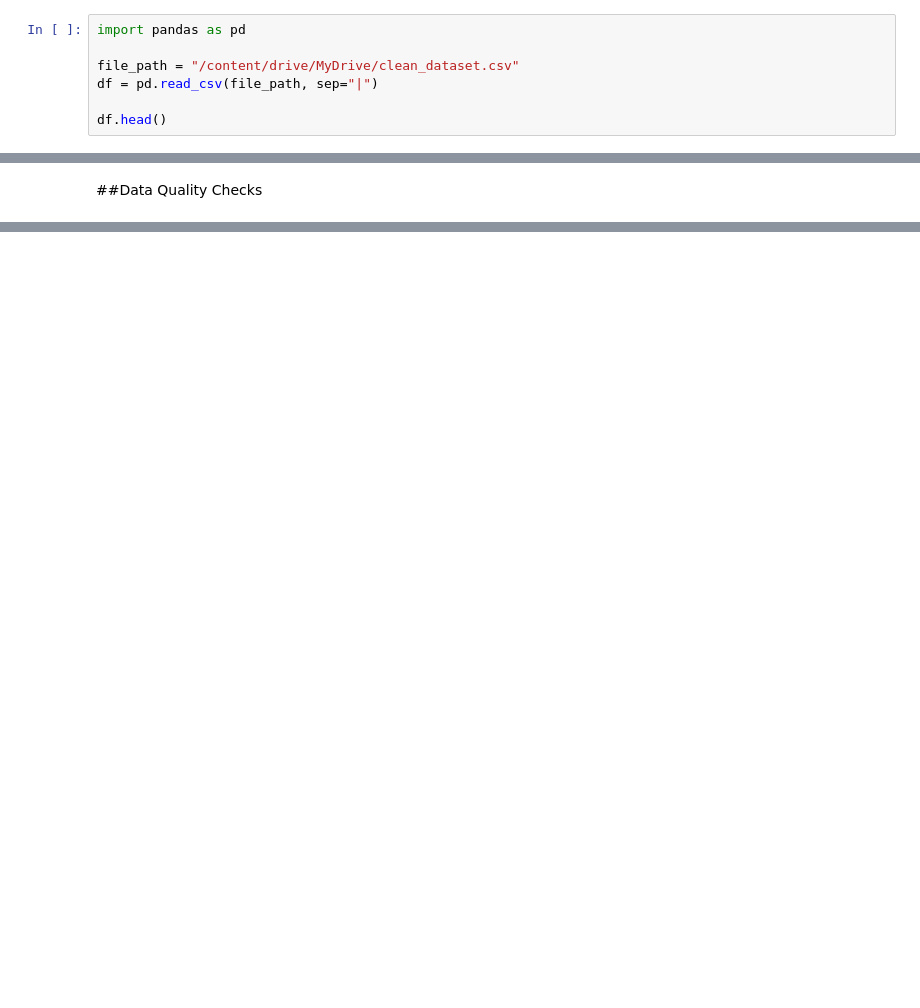
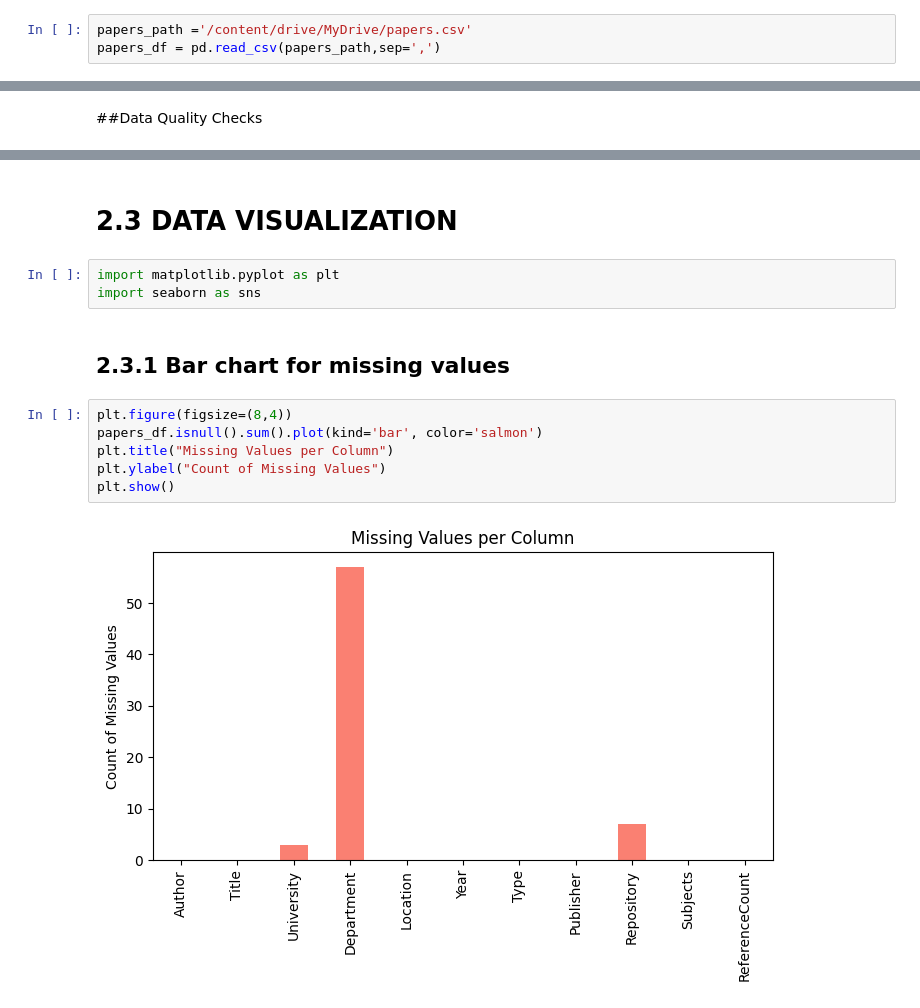
Before and after one commit to JakeSparrow1/Chibwanta.github.io, a Jupyter notebook: shared_group_notebook.ipynb, the cells around one changed output, grey strips where cells are left out. Cells and saved outputs as stored; diff of their text form; blank space fills up the shorter version.

```diff
--- a/shared_group_notebook.ipynb
+++ b/shared_group_notebook.ipynb
@@ -41,9 +45,5 @@ drive.mount('/content/drive')
 # %% [output]
 Mounted at /content/drive
 # %%
-import pandas as pd
-
-file_path = "/content/drive/MyDrive/clean_dataset.csv"
-df = pd.read_csv(file_path, sep="|")
-
-df.head()
+papers_path ='/content/drive/MyDrive/papers.csv'
+papers_df = pd.read_csv(papers_path,sep=',')
@@ -329,0 +164,15 @@ df.head(3)
+# %% [markdown]
+# 2.3 DATA VISUALIZATION
+# %%
+import matplotlib.pyplot as plt
+import seaborn as sns
+# %% [markdown]
+## 2.3.1 Bar chart for missing values
+# %%
+plt.figure(figsize=(8,4))
+papers_df.isnull().sum().plot(kind='bar', color='salmon')
+plt.title("Missing Values per Column")
+plt.ylabel("Count of Missing Values")
+plt.show()
+# %% [output]
+[figure, added]
```
Also changed, not shown: parts of 46 cells of this notebook.
